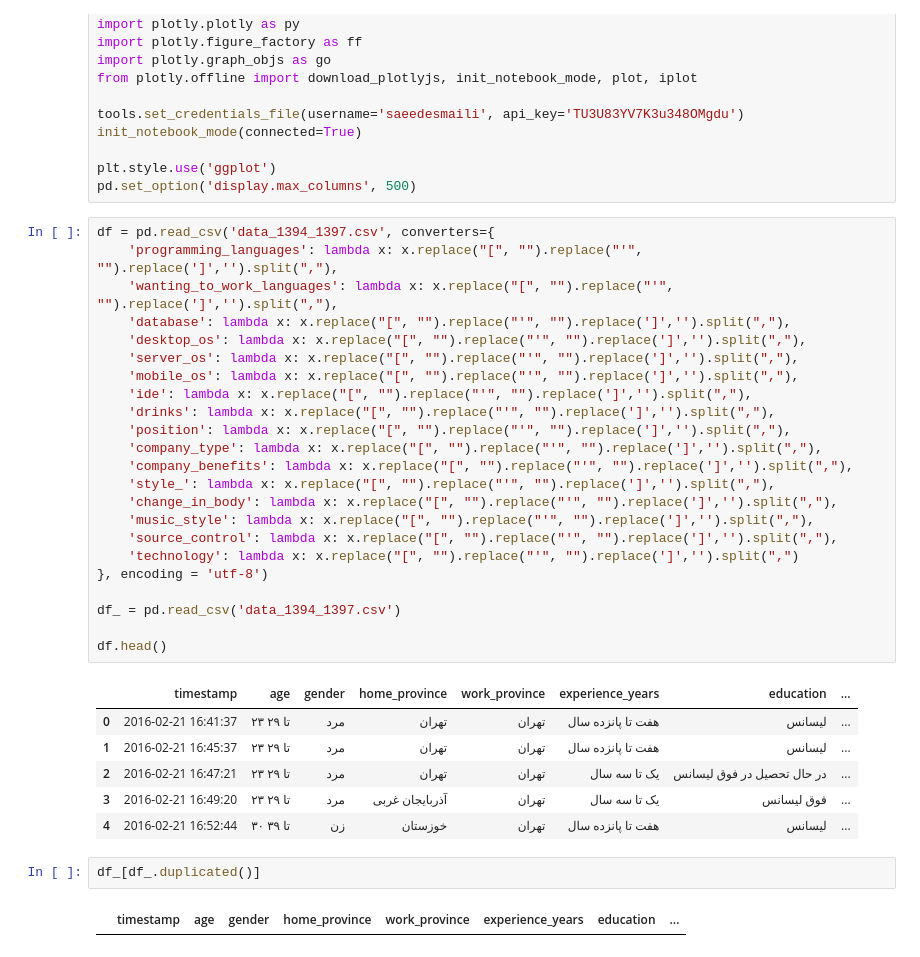
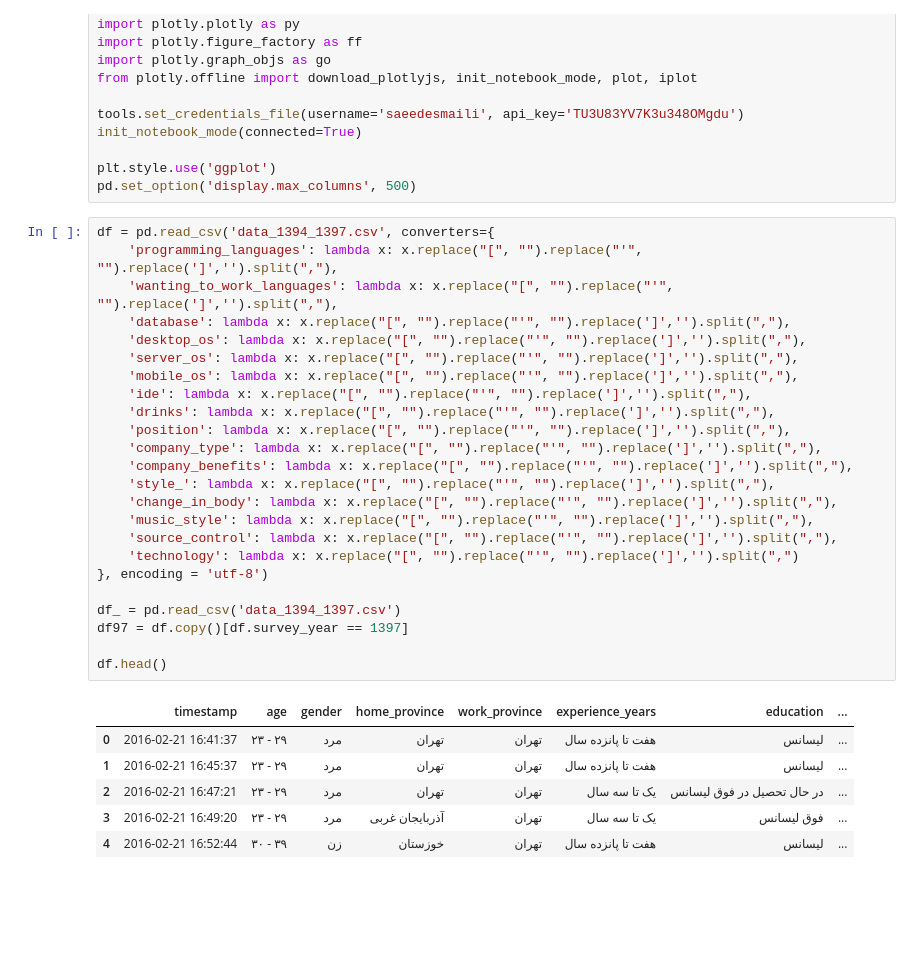
Before and after one commit to saeedesmaili/iran-developers-salary, a Jupyter notebook: analysis.ipynb, the cells around one changed output. Drawn from its saved outputs; the diff is of its cells as text; blank space fills up the shorter version.

```diff
--- a/analysis.ipynb
+++ b/analysis.ipynb
@@ -16,34 +16,31 @@ pd.set_option('display.max_columns', 500)
 # %%
 df = pd.read_csv('data_1394_1397.csv', converters={
     'programming_languages': lambda x: x.replace("[", "").replace("'", "").replace(']','').split(","),
     'wanting_to_work_languages': lambda x: x.replace("[", "").replace("'", "").replace(']','').split(","),
     'database': lambda x: x.replace("[", "").replace("'", "").replace(']','').split(","),
     'desktop_os': lambda x: x.replace("[", "").replace("'", "").replace(']','').split(","),
     'server_os': lambda x: x.replace("[", "").replace("'", "").replace(']','').split(","),
     'mobile_os': lambda x: x.replace("[", "").replace("'", "").replace(']','').split(","),
     'ide': lambda x: x.replace("[", "").replace("'", "").replace(']','').split(","),
     'drinks': lambda x: x.replace("[", "").replace("'", "").replace(']','').split(","),
     'position': lambda x: x.replace("[", "").replace("'", "").replace(']','').split(","),
     'company_type': lambda x: x.replace("[", "").replace("'", "").replace(']','').split(","),
     'company_benefits': lambda x: x.replace("[", "").replace("'", "").replace(']','').split(","),
     'style_': lambda x: x.replace("[", "").replace("'", "").replace(']','').split(","),
     'change_in_body': lambda x: x.replace("[", "").replace("'", "").replace(']','').split(","),
     'music_style': lambda x: x.replace("[", "").replace("'", "").replace(']','').split(","),
     'source_control': lambda x: x.replace("[", "").replace("'", "").replace(']','').split(","),
     'technology': lambda x: x.replace("[", "").replace("'", "").replace(']','').split(",")
 }, encoding = 'utf-8')
 
 df_ = pd.read_csv('data_1394_1397.csv')
+df97 = df.copy()[df.survey_year == 1397]
 
 df.head()
 # %% [output]
 |  | timestamp | age | gender | home_province | work_province | experience_years | education | ... |
-| 0 | 2016-02-21 16:41:37 | ۲۳ تا ۲۹ | مرد | تهران | تهران | هفت تا پانزده سال | لیسانس | ... |
-| 1 | 2016-02-21 16:45:37 | ۲۳ تا ۲۹ | مرد | تهران | تهران | هفت تا پانزده سال | لیسانس | ... |
-| 2 | 2016-02-21 16:47:21 | ۲۳ تا ۲۹ | مرد | تهران | تهران | یک تا سه سال | در حال تحصیل در فوق لیسانس | ... |
-| 3 | 2016-02-21 16:49:20 | ۲۳ تا ۲۹ | مرد | آذربایجان غربی | تهران | یک تا سه سال | فوق لیسانس | ... |
-| 4 | 2016-02-21 16:52:44 | ۳۰ تا ۳۹ | زن | خوزستان | تهران | هفت تا پانزده سال | لیسانس | ... |
+| 0 | 2016-02-21 16:41:37 | ۲۳ - ۲۹ | مرد | تهران | تهران | هفت تا پانزده سال | لیسانس | ... |
+| 1 | 2016-02-21 16:45:37 | ۲۳ - ۲۹ | مرد | تهران | تهران | هفت تا پانزده سال | لیسانس | ... |
+| 2 | 2016-02-21 16:47:21 | ۲۳ - ۲۹ | مرد | تهران | تهران | یک تا سه سال | در حال تحصیل در فوق لیسانس | ... |
+| 3 | 2016-02-21 16:49:20 | ۲۳ - ۲۹ | مرد | آذربایجان غربی | تهران | یک تا سه سال | فوق لیسانس | ... |
+| 4 | 2016-02-21 16:52:44 | ۳۰ - ۳۹ | زن | خوزستان | تهران | هفت تا پانزده سال | لیسانس | ... |
-# %%
-df_[df_.duplicated()]
-# %% [output]
-|  | timestamp | age | gender | home_province | work_province | experience_years | education | ... |
```
Also changed, not shown: parts of 9 cells of this notebook, 6 other files.
